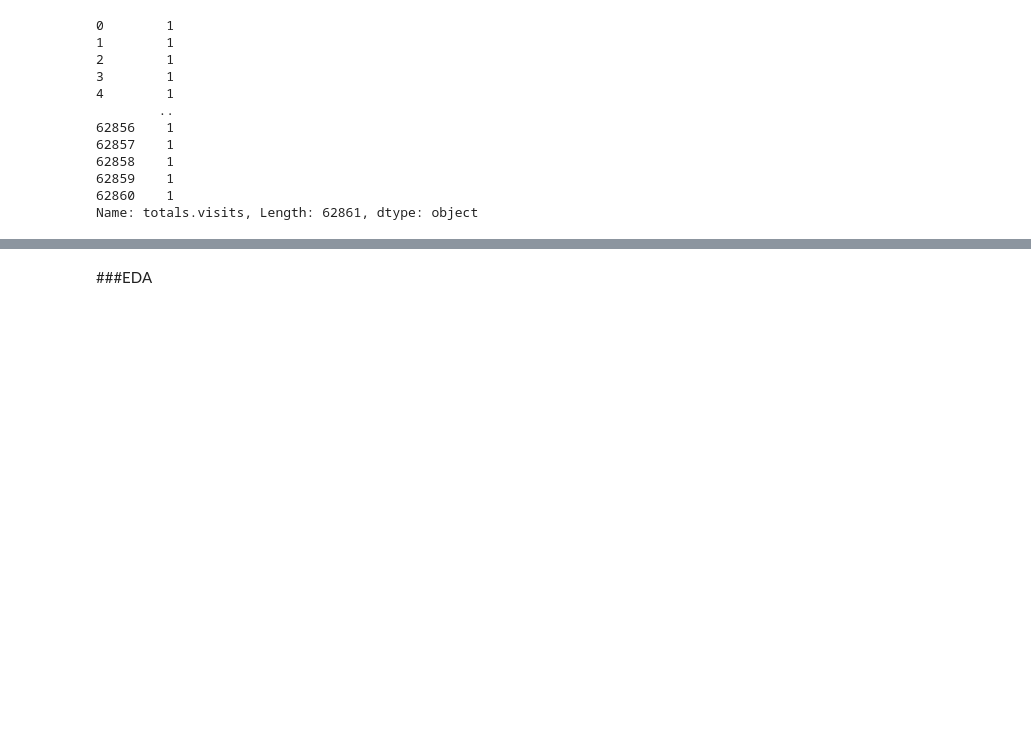
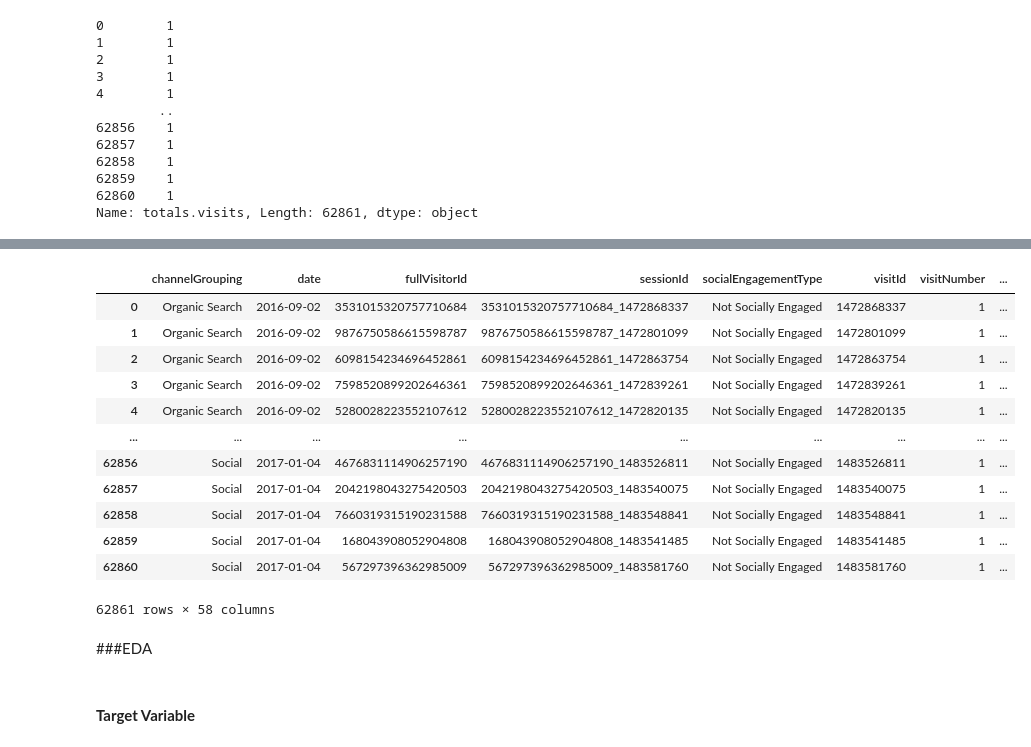
Before and after one commit to ttobaegi/ML_Python, a Jupyter notebook: EDA_GA_Revenue_Analysis.ipynb, the cells around one changed output, grey strips where cells are left out. Saved outputs shown, nothing was run; the diff lists cells and outputs as text; code cells hidden in the pictures; blank space fills up the shorter version.

```diff
--- a/EDA_GA_Revenue_Analysis.ipynb
+++ b/EDA_GA_Revenue_Analysis.ipynb
@@ -394,2 +460,28 @@ Name: totals.visits, Length: 62861, dtype: object
+# %%
+from sklearn import preprocessing
+def Normalize(data):
+    # MinMax Scaler
+    data['totals.hits'] = (data['totals.hits']-min(data['totals.hits']))/(max(data['totals.hits'])-min(data['totals.hits']))
+    # normalize the transaction Revenue - skewed data normalization log transformation
+    data['totals.transactionRevenue']=data['totals.transactionRevenue'].apply(lambda x: np.log1p(x))
+    return data
+# %%
+Normalize(df)
+# %% [output]
+|  | channelGrouping | date | fullVisitorId | sessionId | socialEngagementType | visitId | visitNumber | ... |
+| 0 | Organic Search | 2016-09-02 | 3531015320757710684 | 3531015320757710684_1472868337 | Not Socially Engaged | 1472868337 | 1 | ... |
+| 1 | Organic Search | 2016-09-02 | 9876750586615598787 | 9876750586615598787_1472801099 | Not Socially Engaged | 1472801099 | 1 | ... |
+| 2 | Organic Search | 2016-09-02 | 6098154234696452861 | 6098154234696452861_1472863754 | Not Socially Engaged | 1472863754 | 1 | ... |
+| 3 | Organic Search | 2016-09-02 | 7598520899202646361 | 7598520899202646361_1472839261 | Not Socially Engaged | 1472839261 | 1 | ... |
+| 4 | Organic Search | 2016-09-02 | 5280028223552107612 | 5280028223552107612_1472820135 | Not Socially Engaged | 1472820135 | 1 | ... |
+| ... | ... | ... | ... | ... | ... | ... | ... | ... |
+| 62856 | Social | 2017-01-04 | 4676831114906257190 | 4676831114906257190_1483526811 | Not Socially Engaged | 1483526811 | 1 | ... |
+| 62857 | Social | 2017-01-04 | 2042198043275420503 | 2042198043275420503_1483540075 | Not Socially Engaged | 1483540075 | 1 | ... |
+| 62858 | Social | 2017-01-04 | 7660319315190231588 | 7660319315190231588_1483548841 | Not Socially Engaged | 1483548841 | 1 | ... |
+| 62859 | Social | 2017-01-04 | 168043908052904808 | 168043908052904808_1483541485 | Not Socially Engaged | 1483541485 | 1 | ... |
+| 62860 | Social | 2017-01-04 | 567297396362985009 | 567297396362985009_1483581760 | Not Socially Engaged | 1483581760 | 1 | ... |
+62861 rows × 58 columns
 # %% [markdown]
 ###EDA
+# %% [markdown]
+#### **Target Variable**
```
Also changed, not shown: parts of 21 cells of this notebook.
